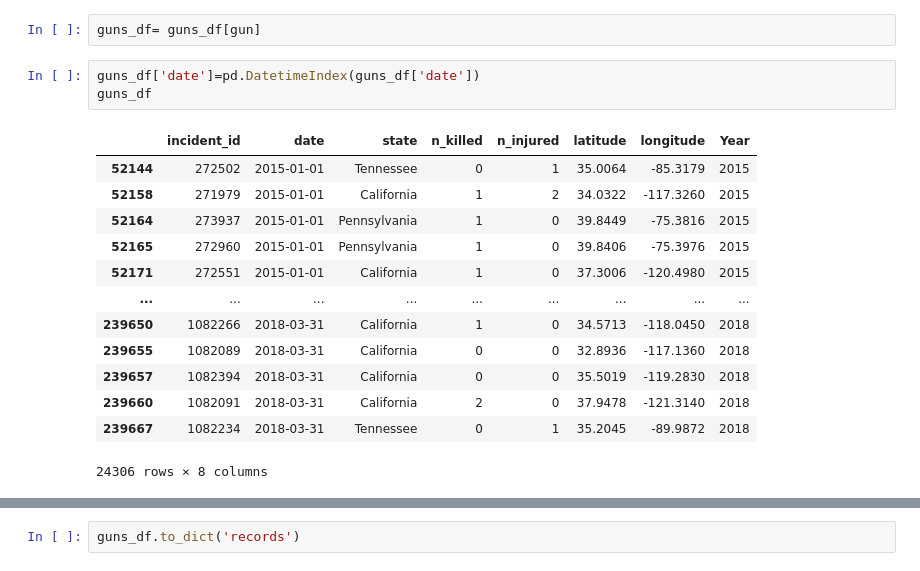
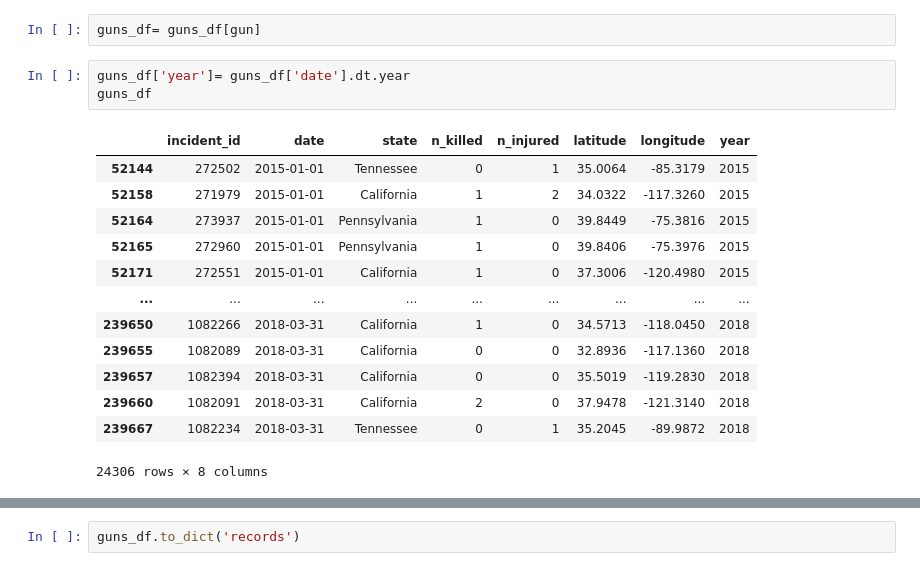
Before and after one commit to A-vital/Gun-Violence-Visualization, a Jupyter notebook: Untitled.ipynb, the cells around one changed output, grey strips where cells are left out. Cells and saved outputs as stored; diff of their text form.

```diff
--- a/Untitled.ipynb
+++ b/Untitled.ipynb
@@ -59,10 +59,10 @@ gun=guns_df['date'] >= '2015-01-01'
 # %%
 guns_df= guns_df[gun]
 # %%
-guns_df['date']=pd.DatetimeIndex(guns_df['date'])
+guns_df['year']= guns_df['date'].dt.year
 guns_df
 # %% [output]
-|  | incident_id | date | state | n_killed | n_injured | latitude | longitude | Year |
+|  | incident_id | date | state | n_killed | n_injured | latitude | longitude | year |
 | 52144 | 272502 | 2015-01-01 | Tennessee | 0 | 1 | 35.0064 | -85.3179 | 2015 |
 | 52158 | 271979 | 2015-01-01 | California | 1 | 2 | 34.0322 | -117.3260 | 2015 |
 | 52164 | 273937 | 2015-01-01 | Pennsylvania | 1 | 0 | 39.8449 | -75.3816 | 2015 |
```
Also changed, not shown: parts of 2 cells of this notebook.
